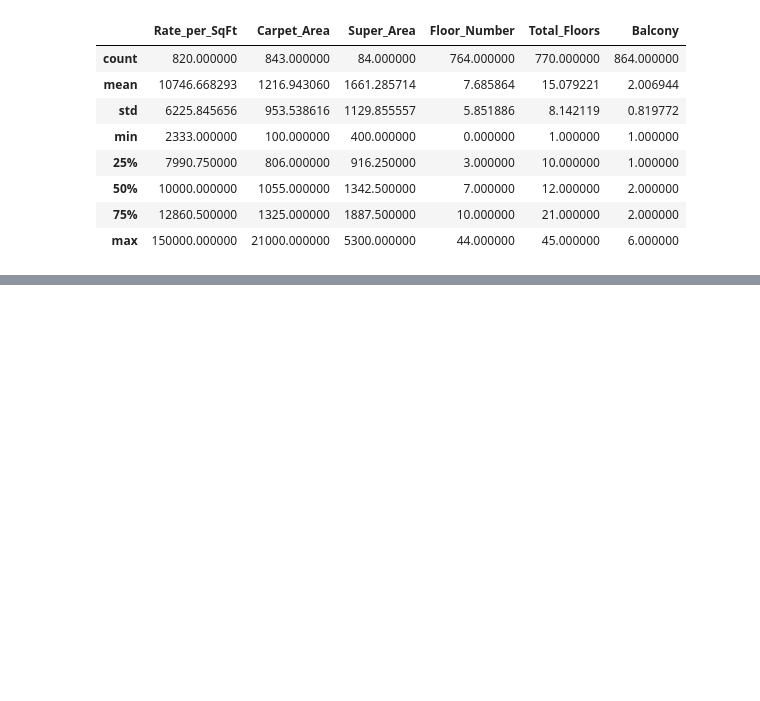
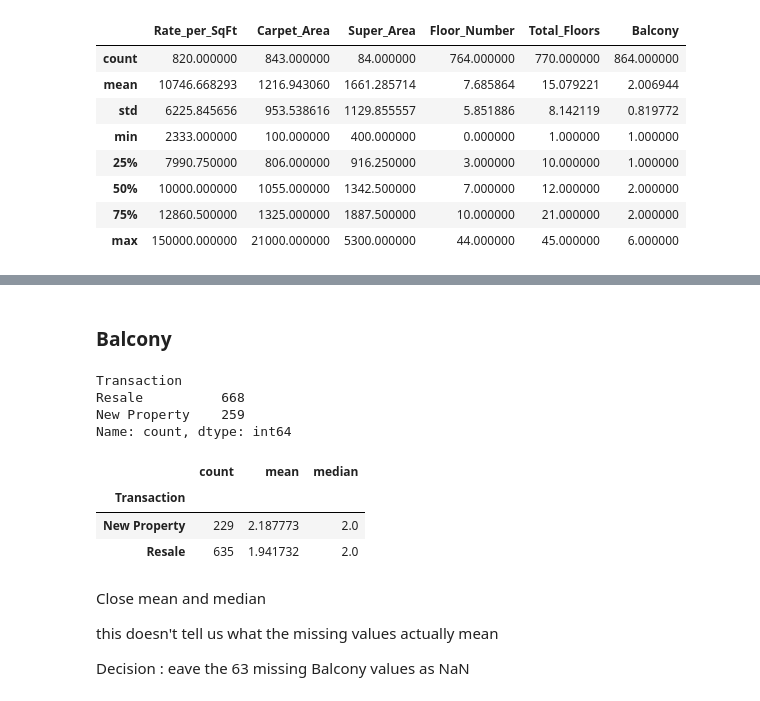
Before and after one commit to Omkesh-Bash/pune-real-estate-data-cleaning, a Jupyter notebook: notebooks/Pune_Real_Estate_Data_Cleaning.ipynb, the cells around one changed output, grey strips where cells are left out. Saved outputs shown, nothing was run; the diff lists cells and outputs as text; code cells hidden in the pictures; blank space fills up the shorter version.

```diff
--- a/notebooks/Pune_Real_Estate_Data_Cleaning.ipynb
+++ b/notebooks/Pune_Real_Estate_Data_Cleaning.ipynb
@@ -1567,0 +1577,22 @@ real_estate[
+# %% [markdown]
+### Balcony
+# %%
+real_estate.Transaction.value_counts(dropna= False)
+# %% [output]
+Transaction
+Resale          668
+New Property    259
+Name: count, dtype: int64
+# %%
+real_estate.groupby(by = 'Transaction', dropna = False)['Balcony'].agg(['count', 'mean', 'median'])
+# %% [output]
+|  | count | mean | median |
+| Transaction |  |  |  |
+| New Property | 229 | 2.187773 | 2.0 |
+| Resale | 635 | 1.941732 | 2.0 |
+# %% [markdown]
+Close mean and median
+
+this doesn't tell us what the missing values actually mean
+
+Decision : eave the 63 missing Balcony values as NaN
```
Also changed, not shown: parts of 11 cells of this notebook, 1 other file.
